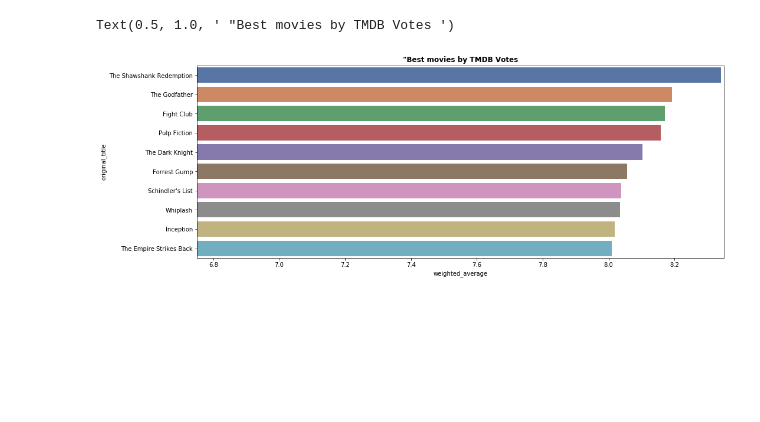
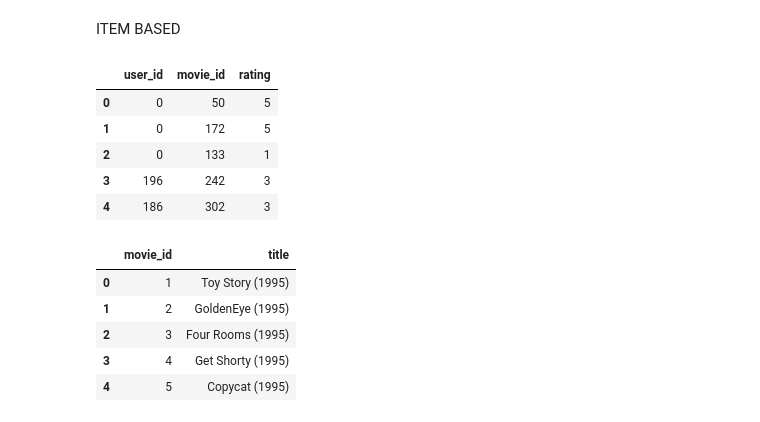
Before and after one commit to weronikazak/ML-Projects, a Jupyter notebook: MovieRecommenderSystem.ipynb, the cells around one changed output. Saved outputs shown, nothing was run; the diff lists cells and outputs as text; code cells hidden in the pictures; blank space fills up the shorter version.

Commit message:
item based recomendation system

```diff
--- a/MovieRecommenderSystem.ipynb
+++ b/MovieRecommenderSystem.ipynb
@@ -1,43 +1,30 @@
 # %% [markdown]
 <a href="https://colab.research.google.com/github/tableClothed/ML-Projects/blob/master/MovieRecommenderSystem.ipynb" target="_parent"><img src="https://colab.research.google.com/assets/colab-badge.svg" alt="Open In Colab"/></a>
-# %%
-import pandas as pd
-import numpy as np
-import matplotlib.pyplot as plt
-import seaborn as sns
-from google.colab import files
-
-
-# uploaded = files.upload()
-
-credits = pd.read_csv("tmdb_5000_credits.csv")
-movies_incomplete = pd.read_csv("tmdb_5000_movies.csv")
-
-# print("credits: ", credits.shape)
-# print("movies_incomplete", movies_incomplete.shape)
-
-credits_renamed = credits.rename(index=str, columns={"movie_id": "id"})
-movies_dirty = movies_incomplete.merge(credits_renamed, on='id')
-movies_dirty.head()
-
-movies_clean = movies_dirty.drop(columns=['homepage', 'title_x', 'title_y', 'status','production_countries'])
-movies_clean.head()
-
-V = movies_clean['vote_count'] # nr of votes for the movie
-R = movies_clean['vote_average'] # for rating - averange for the movie as a number form 0 do 10
-C = movies_clean['vote_average'].mean() # the mean vote across the whole report
-m = movies_clean['vote_count'].quantile(0.70) # min. 70% votes
-
-movies_clean['weighted_average'] = (V/ (V+m) * R) + (m/(m + V) * C) # weighted ranking
-
-wavg = movies_ranked.sort_values('weighted_average', ascending=False)
-
-plt.figure(figsize=(16, 6))
-
-ax = sns.barplot(x=wavg['weighted_average'].head(10), y=wavg['original_title'].head(10), data=wavg, palette='deep')
-
-plt.xlim(6.75, 8.35)
-plt.title(' "Best movies by TMDB Votes ', weight='bold')
-# %% [output]
-Text(0.5, 1.0, ' "Best movies by TMDB Votes ')
-[figure, removed]
+# %% [markdown]
+ITEM BASED
+# %%
+import pandas as pd
+import numpy as np
+from google.colab import files
+
+r_cols = ['user_id', 'movie_id', 'rating']
+ratings = pd.read_csv("u.data", names=r_cols, sep='\t', usecols=range(3))
+ratings.head()
+# %% [output]
+|  | user_id | movie_id | rating |
+| 0 | 0 | 50 | 5 |
+| 1 | 0 | 172 | 5 |
+| 2 | 0 | 133 | 1 |
+| 3 | 196 | 242 | 3 |
+| 4 | 186 | 302 | 3 |
+# %%
+m_cols = ['movie_id', 'title']
+movies = pd.read_csv("u.item", names=m_cols, usecols=range(2), sep='|', encoding="ISO-8859-1")
+movies.head()
+# %% [output]
+|  | movie_id | title |
+| 0 | 1 | Toy Story (1995) |
+| 1 | 2 | GoldenEye (1995) |
+| 2 | 3 | Four Rooms (1995) |
+| 3 | 4 | Get Shorty (1995) |
+| 4 | 5 | Copycat (1995) |
```
Also changed, not shown: parts of 6 cells of this notebook.
